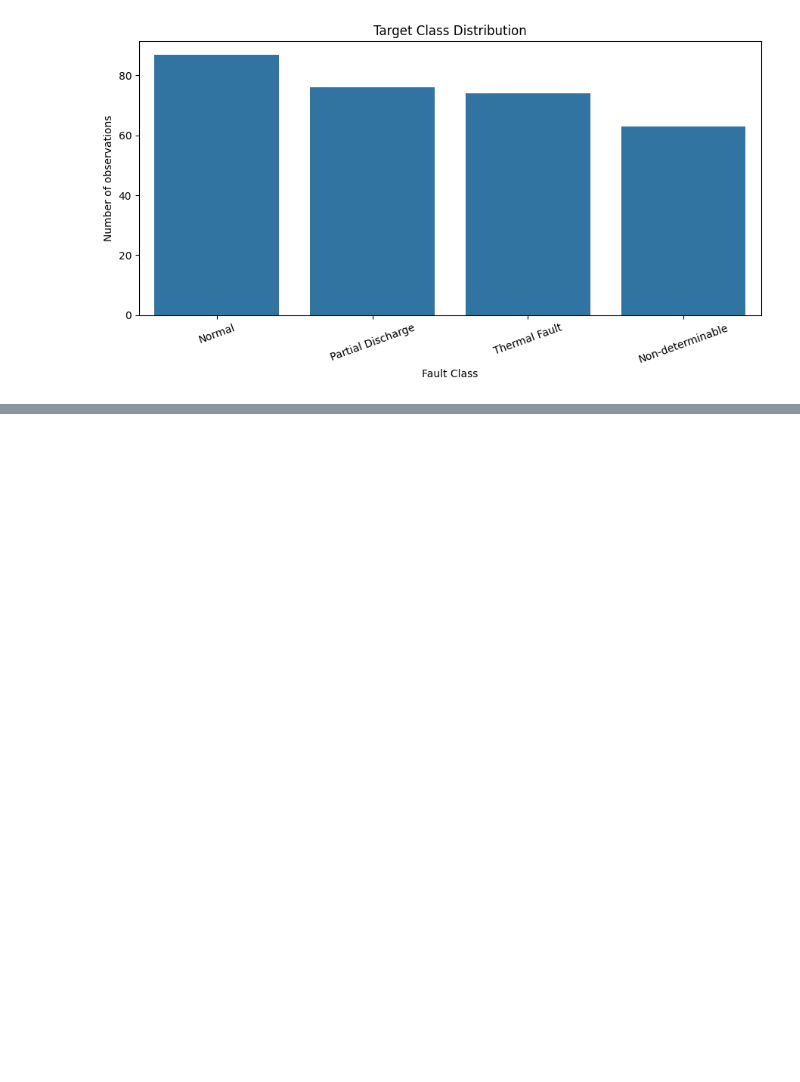
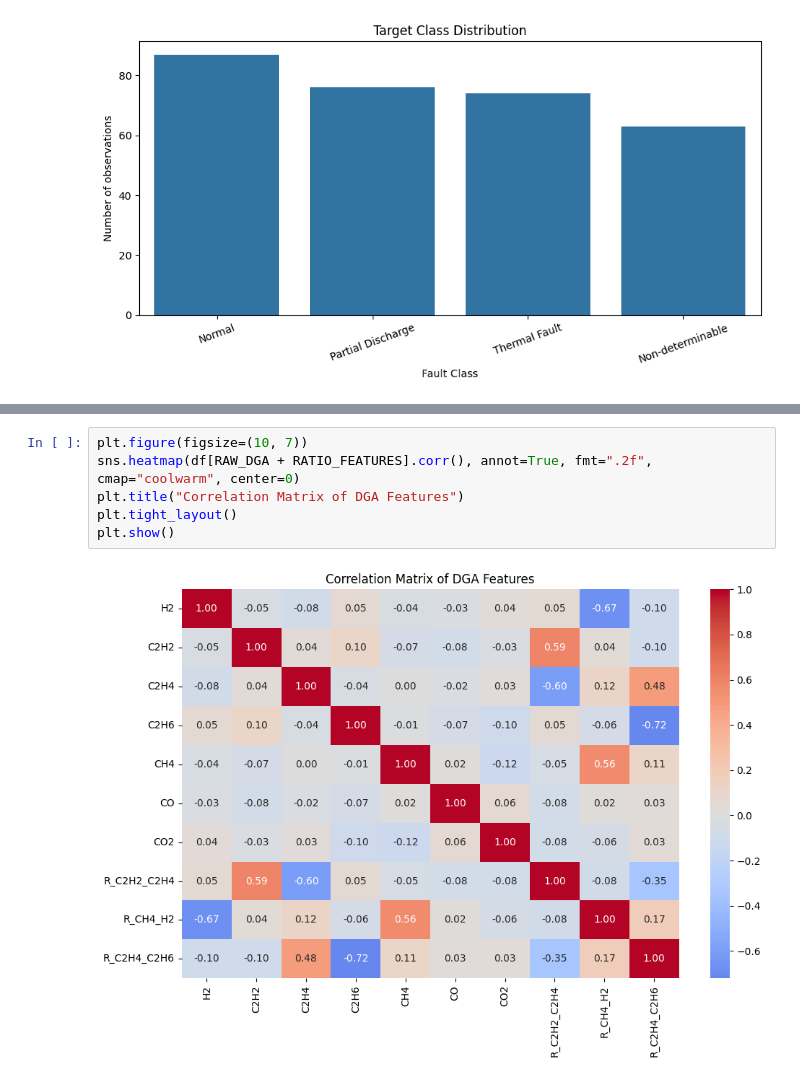
Before and after one commit to Anish-lab455/32513-31005-Advanced-Data-Analytics-Algorithms-Machine-Learning, a Jupyter notebook: Main/Testing_V1.ipynb, the cells around one changed output, grey strips where cells are left out. Cells and saved outputs as stored; diff of their text form; blank space fills up the shorter version.

```diff
--- a/Main/Testing_V1.ipynb
+++ b/Main/Testing_V1.ipynb
@@ -225,0 +443,8 @@ plt.show()
+# %%
+plt.figure(figsize=(10, 7))
+sns.heatmap(df[RAW_DGA + RATIO_FEATURES].corr(), annot=True, fmt=".2f", cmap="coolwarm", center=0)
+plt.title("Correlation Matrix of DGA Features")
+plt.tight_layout()
+plt.show()
+# %% [output]
+[figure, added]
```
Also changed, not shown: parts of 26 cells of this notebook.
